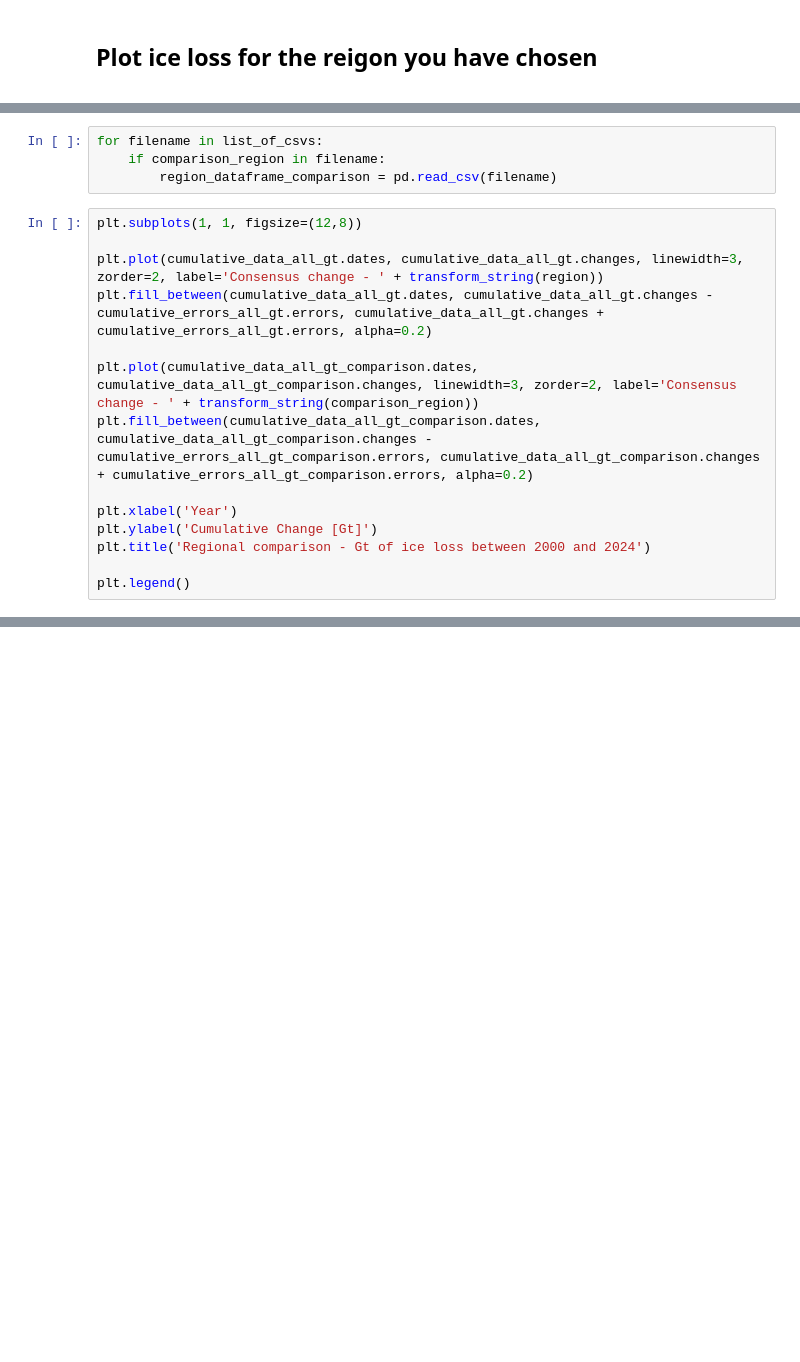
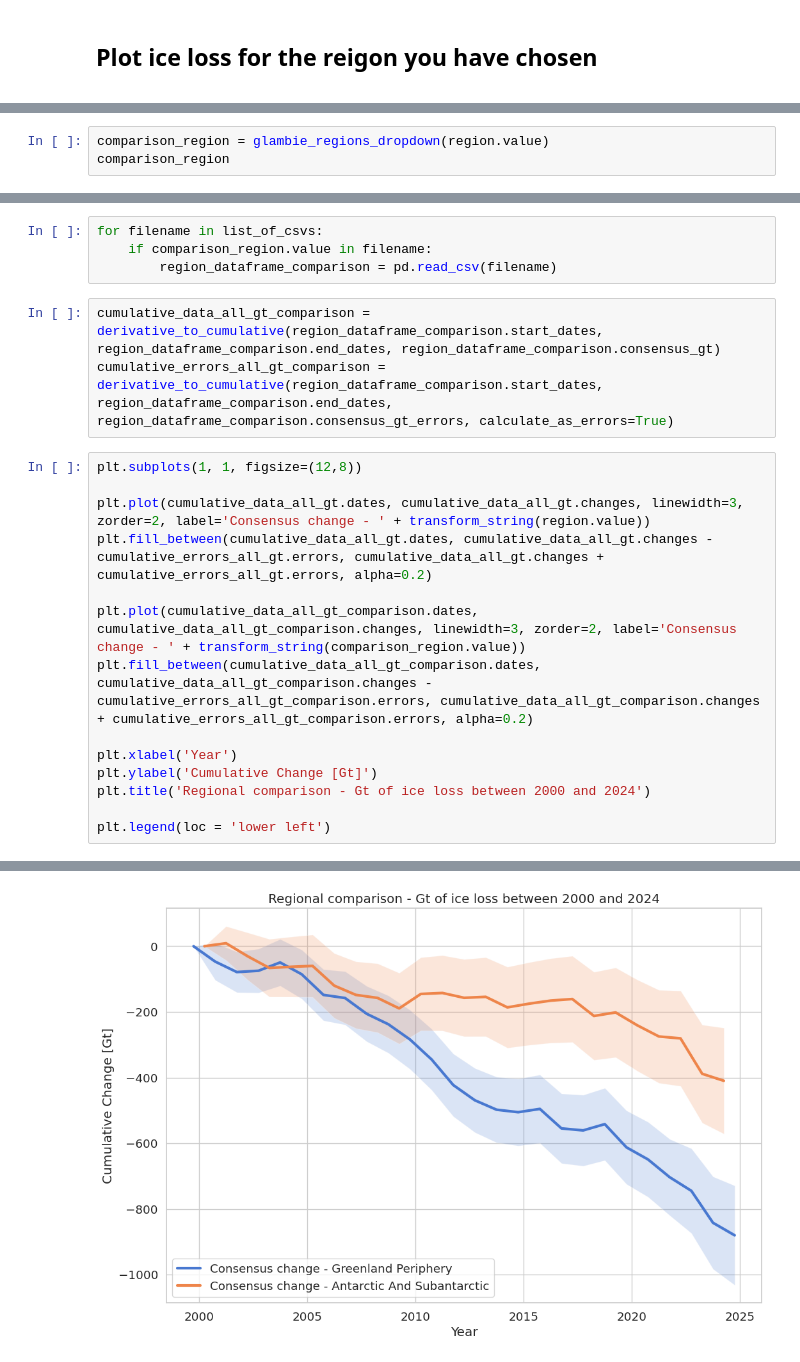
Before and after one commit to earthwave/glambie_demo_notebooks, a Jupyter notebook: glambie_reigonal_plots.ipynb, the cells around one changed output, grey strips where cells are left out. Drawn from its saved outputs; the diff is of its cells as text; blank space fills up the shorter version.

```diff
--- a/glambie_reigonal_plots.ipynb
+++ b/glambie_reigonal_plots.ipynb
@@ -156,0 +178,3 @@ comparison_region = 'arctic_canada_north'
+# %%
+comparison_region = glambie_regions_dropdown(region.value)
+comparison_region
@@ -157,18 +183,22 @@ comparison_region = 'arctic_canada_north'
 # %%
 for filename in list_of_csvs:
-    if comparison_region in filename:
+    if comparison_region.value in filename:
         region_dataframe_comparison = pd.read_csv(filename)
+# %%
+cumulative_data_all_gt_comparison = derivative_to_cumulative(region_dataframe_comparison.start_dates, region_dataframe_comparison.end_dates, region_dataframe_comparison.consensus_gt)
+cumulative_errors_all_gt_comparison = derivative_to_cumulative(region_dataframe_comparison.start_dates, region_dataframe_comparison.end_dates, region_dataframe_comparison.consensus_gt_errors, calculate_as_errors=True)
 # %%
 plt.subplots(1, 1, figsize=(12,8))
 
-plt.plot(cumulative_data_all_gt.dates, cumulative_data_all_gt.changes, linewidth=3, zorder=2, label='Consensus change - ' + transform_string(region))
+plt.plot(cumulative_data_all_gt.dates, cumulative_data_all_gt.changes, linewidth=3, zorder=2, label='Consensus change - ' + transform_string(region.value))
 plt.fill_between(cumulative_data_all_gt.dates, cumulative_data_all_gt.changes - cumulative_errors_all_gt.errors, cumulative_data_all_gt.changes + cumulative_errors_all_gt.errors, alpha=0.2)
 
-plt.plot(cumulative_data_all_gt_comparison.dates, cumulative_data_all_gt_comparison.changes, linewidth=3, zorder=2, label='Consensus change - ' + transform_string(comparison_region))
+plt.plot(cumulative_data_all_gt_comparison.dates, cumulative_data_all_gt_comparison.changes, linewidth=3, zorder=2, label='Consensus change - ' + transform_string(comparison_region.value))
 plt.fill_between(cumulative_data_all_gt_comparison.dates, cumulative_data_all_gt_comparison.changes - cumulative_errors_all_gt_comparison.errors, cumulative_data_all_gt_comparison.changes + cumulative_errors_all_gt_comparison.errors, alpha=0.2)
 
 plt.xlabel('Year')
 plt.ylabel('Cumulative Change [Gt]')
 plt.title('Regional comparison - Gt of ice loss between 2000 and 2024')
 
-plt.legend()
+plt.legend(loc = 'lower left')
+# %% [output]
@@ -174,0 +206 @@ plt.legend()
+[figure, added]
```
Also changed, not shown: parts of 16 cells of this notebook.
